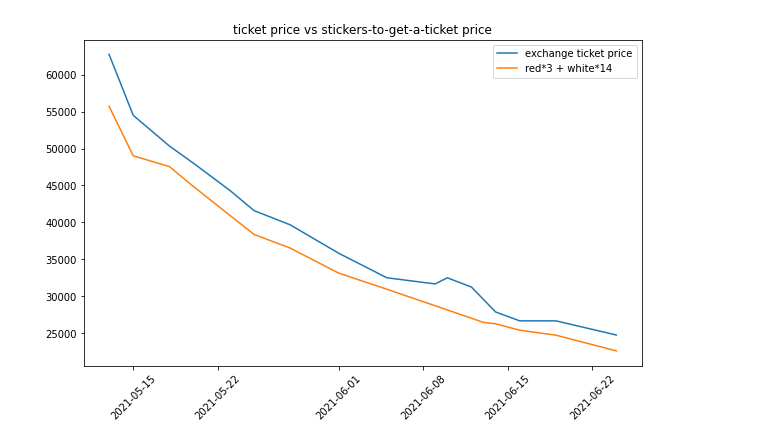
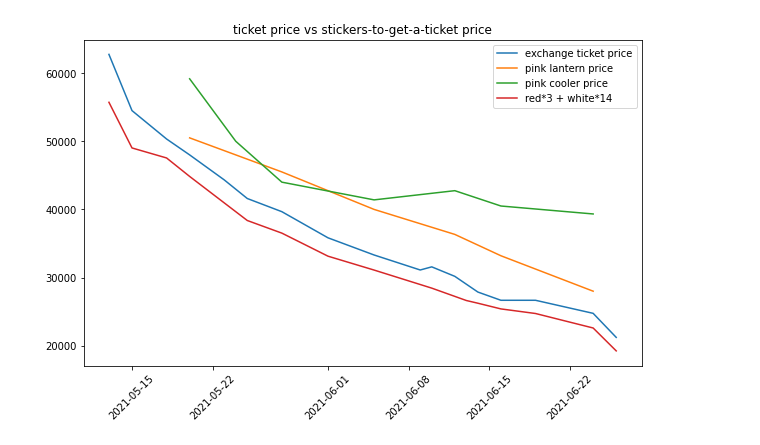
Before and after one commit to isingmodel/Starbucks_Frequency_Price_Analysis, a Jupyter notebook: simple_analysis.ipynb, the cells around one changed output. Cells and saved outputs as stored; diff of their text form; code cells hidden in the pictures.

Commit message:
ADD: cooler & lantern price

```diff
--- a/simple_analysis.ipynb
+++ b/simple_analysis.ipynb
@@ -48,6 +34,14 @@ plt.savefig('figs/price_ratio.png', facecolor='white', edgecolor='none')
 df_ticket = pd.read_csv("starbucks_exchange_tiecket.csv")
 df_ticket.Date = [pd.Timestamp(f"2021-{x[0]}-{x[2:4]}") for x in df_ticket.Date]
 df_ticket_mean = df_ticket.groupby(df_ticket.Date).mean()
+
+df_lantern = pd.read_csv("starbucks_lantern_price.csv")
+df_lantern.Date = [pd.Timestamp(f"2021-{x[0]}-{x[2:4]}") for x in df_lantern.Date]
+df_lantern_mean = df_lantern.groupby(df_lantern.Date).mean()
+
+df_cooler = pd.read_csv("starbucks_cooler_price.csv")
+df_cooler.Date = [pd.Timestamp(f"2021-{x[0]}-{x[2:4]}") for x in df_cooler.Date]
+df_cooler_mean = df_cooler.groupby(df_cooler.Date).mean()
 # %%
 plt.figure(figsize=(10, 6))
 plt.plot(df_ticket.Date, df_ticket["가격"], 'd')
@@ -60,15 +54,19 @@ plt.savefig('figs/ticket_price.png', facecolor='white', edgecolor='none')
 # %%
+
+
 plt.figure(figsize=(10, 6))
 
 plt.plot(df_ticket_mean, label="exchange ticket price")
+plt.plot(df_lantern_mean, label="pink lantern price")
+plt.plot(df_cooler_mean, label="pink cooler price")
 plt.plot(df_mean["빨강"]*3+df_mean["하양"]*14, label="red*3 + white*14")
 plt.legend()
 plt.xticks(rotation=45)
 plt.title("exchange ticke")
 plt.title("ticket price vs stickers-to-get-a-ticket price")
 plt.savefig('figs/ticket price vs stickers-to-get-a-ticket price.png', facecolor='white', edgecolor='none')
 # %% [output]
-[figure, old version]
+[figure, new version]
 # %%
 # df_merge1 = df_ticket_mean
 index_set = set(df_ticket_mean.index.values)
```
Also changed, not shown: parts of 8 cells of this notebook, 3 other files.
